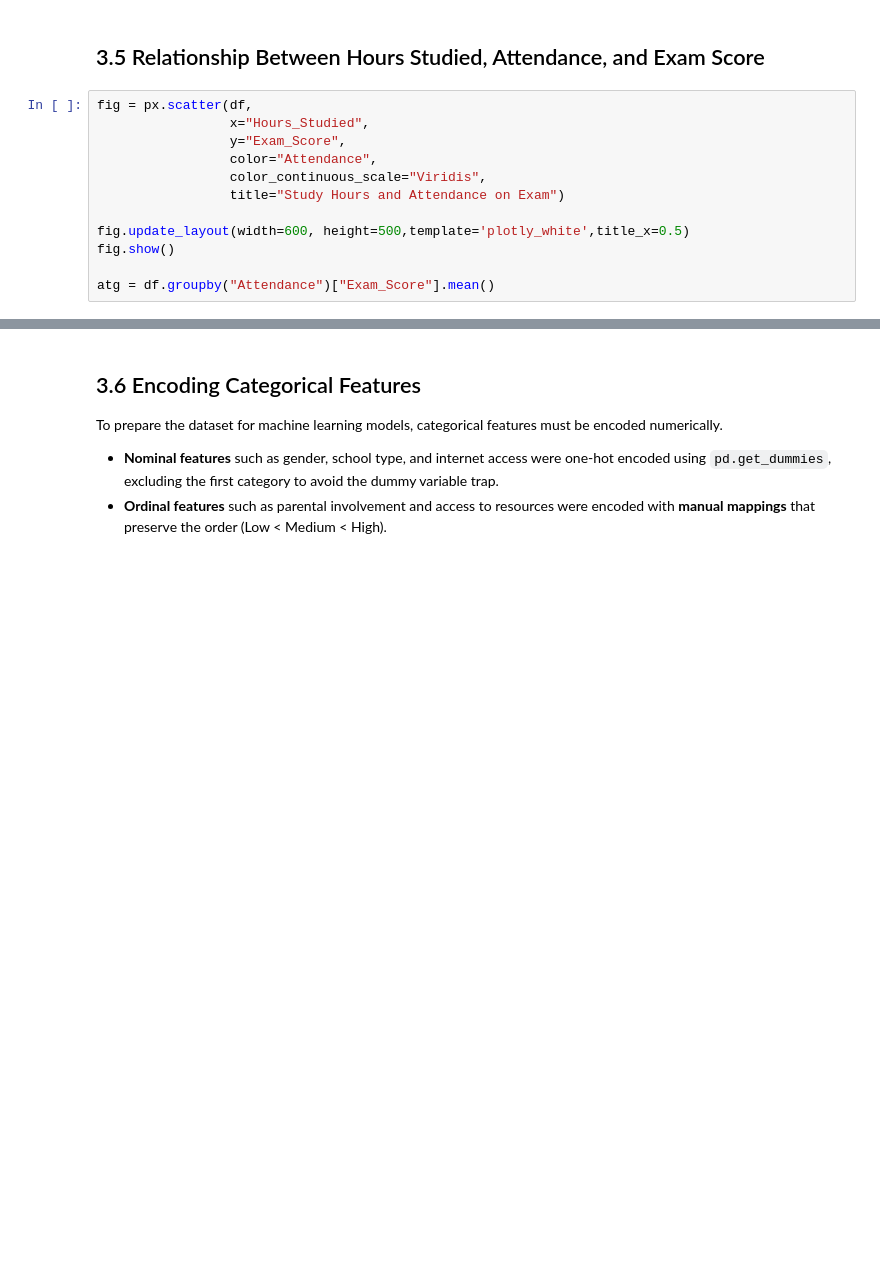
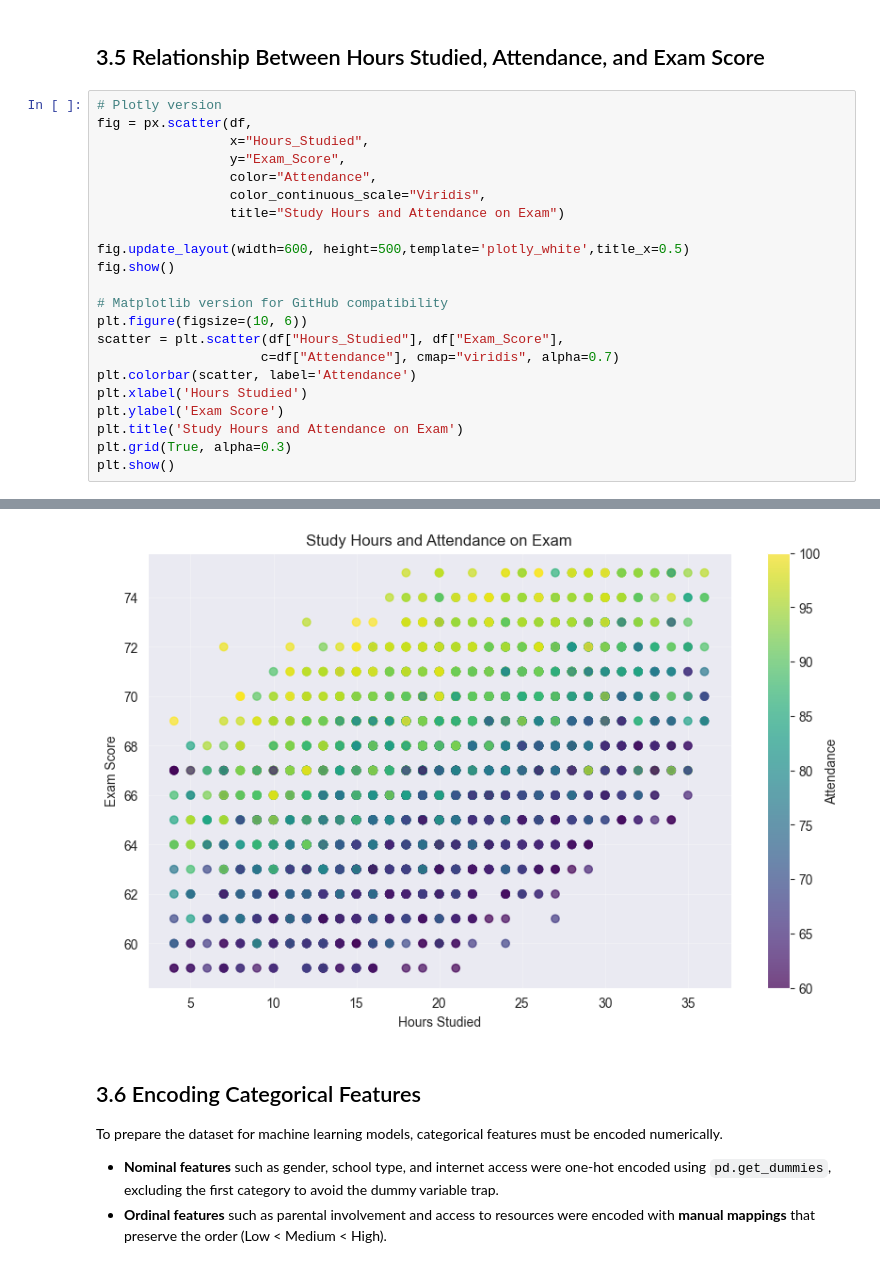
Before and after one commit to Ali-Tharwat/Elevvo-ML-Tasks, a Jupyter notebook: Task 1 - Student Score Prediction/StudentPrediction.ipynb, the cells around one changed output, grey strips where cells are left out. Saved outputs shown, nothing was run; the diff lists cells and outputs as text; blank space fills up the shorter version.

```diff
--- a/Task 1 - Student Score Prediction/StudentPrediction.ipynb
+++ b/Task 1 - Student Score Prediction/StudentPrediction.ipynb
@@ -406,19 +448,30 @@ plt.show()
 # %% [markdown]
 ## 3.5 Relationship Between Hours Studied, Attendance, and Exam Score
 # %%
+# Plotly version
 fig = px.scatter(df,
                  x="Hours_Studied",
                  y="Exam_Score",
                  color="Attendance",
                  color_continuous_scale="Viridis",
                  title="Study Hours and Attendance on Exam")
 
 fig.update_layout(width=600, height=500,template='plotly_white',title_x=0.5)
 fig.show()
 
-atg = df.groupby("Attendance")["Exam_Score"].mean()
+# Matplotlib version for GitHub compatibility
+plt.figure(figsize=(10, 6))
+scatter = plt.scatter(df["Hours_Studied"], df["Exam_Score"],
+                     c=df["Attendance"], cmap="viridis", alpha=0.7)
+plt.colorbar(scatter, label='Attendance')
+plt.xlabel('Hours Studied')
+plt.ylabel('Exam Score')
+plt.title('Study Hours and Attendance on Exam')
+plt.grid(True, alpha=0.3)
+plt.show()
 # %% [output]
 [interactive output not drawn]
+[figure, added]
 # %% [markdown]
 ## 3.6 Encoding Categorical Features
 
```
Also changed, not shown: parts of 7 cells of this notebook, 8 other files.
